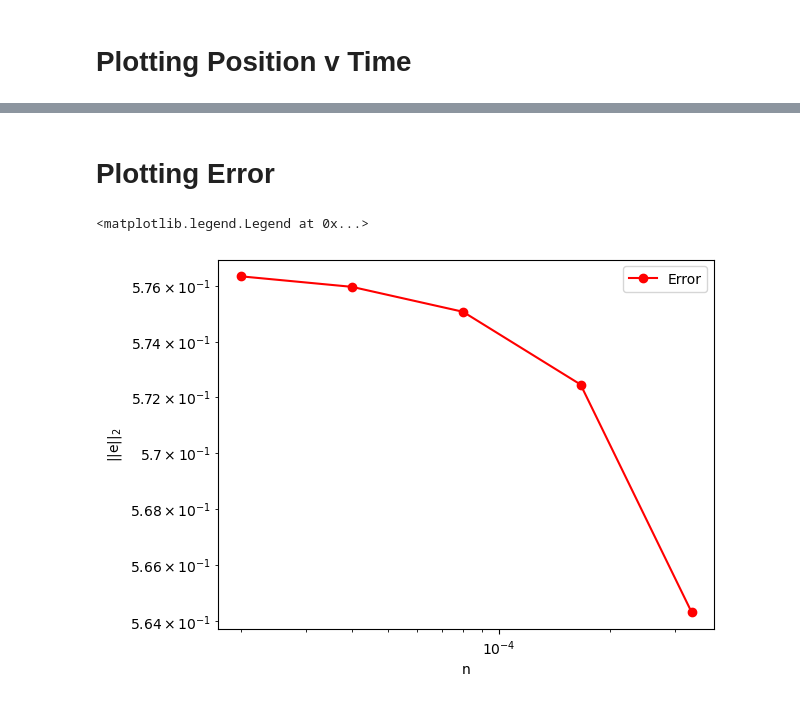
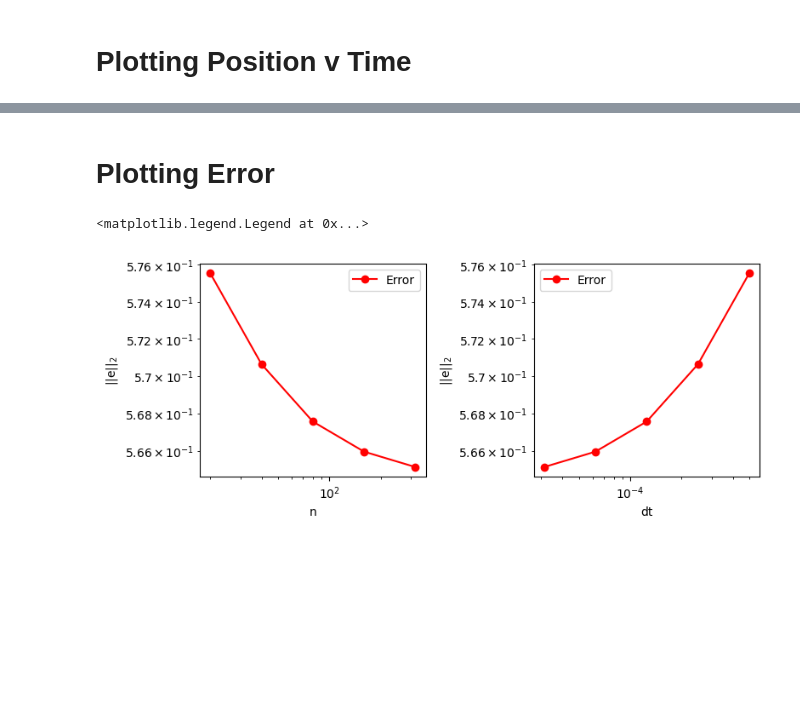
Before and after one commit to agesite2/AE320GP2, a Jupyter notebook: project2.ipynb, the cells around one changed output, grey strips where cells are left out. Drawn from its saved outputs; the diff is of its cells as text; code cells hidden in the pictures; blank space fills up the shorter version.

```diff
--- a/project2.ipynb
+++ b/project2.ipynb
@@ -140,2 +138,0 @@ plt.legend()
-# %% [markdown]
-# Plotting Error
@@ -166,11 +139,48 @@ for n in n_list:
-# %%
-# plotting general error
-plt.plot(dt_list, err_list, 'ro-', label = 'Error')
-plt.xscale('log')
-plt.yscale('log')
-plt.xlabel('n')
-plt.ylabel('||e||$_2$')
-plt.legend()
-# %% [output]
-<matplotlib.legend.Legend at 0x...>
-[figure, removed]
+# %% [markdown]
+# Plotting Error
+# %%
+# initializing lists
+n_list = np.array([20, 40, 80, 160, 320])
+dt_list = []
+x_list = []
+u_list = []
+ut_list = []
+err_list = []
+
+# filling lists
+for n in n_list:
+    x = np.linspace(a, b, n+1)[1:n]
+    t = np.linspace(T1, T2, n+1)[1:n]
+    dt = t[1] - t[0]
+
+    u_0_al, c_al = u_e(0, t, E1, rho1, m1)
+    u_al  = ivp_trap(a, b, T1, T2, n, u_0_al, c_al)
+    ut_al, c2 = u_e(x, t, E1, rho1, m1)
+
+    x_list.append(x)
+    dt_list.append(dt)
+    u_list.append(u_al[0])
+    ut_list.append(ut_al)
+    err_list.append(trap_error(u_al[0], ut_al))
+# %%
+# plots
+fig = plt.figure(figsize=(8, 6), tight_layout=True)
+
+ax1 = fig.add_subplot(221)
+ax1.plot(n_list, err_list, 'ro-', label = 'Error')
+plt.xscale('log')
+plt.yscale('log')
+plt.xlabel('n')
+plt.ylabel('||e||$_2$')
+plt.legend()
+
+ax1 = fig.add_subplot(222)
+ax1.plot(dt_list, err_list, 'ro-', label = 'Error')
+plt.xscale('log')
+plt.yscale('log')
+plt.xlabel('dt')
+plt.ylabel('||e||$_2$')
+plt.legend()
+# %% [output]
+<matplotlib.legend.Legend at 0x...>
+[figure, added]
```
Also changed, not shown: parts of 5 cells of this notebook.
